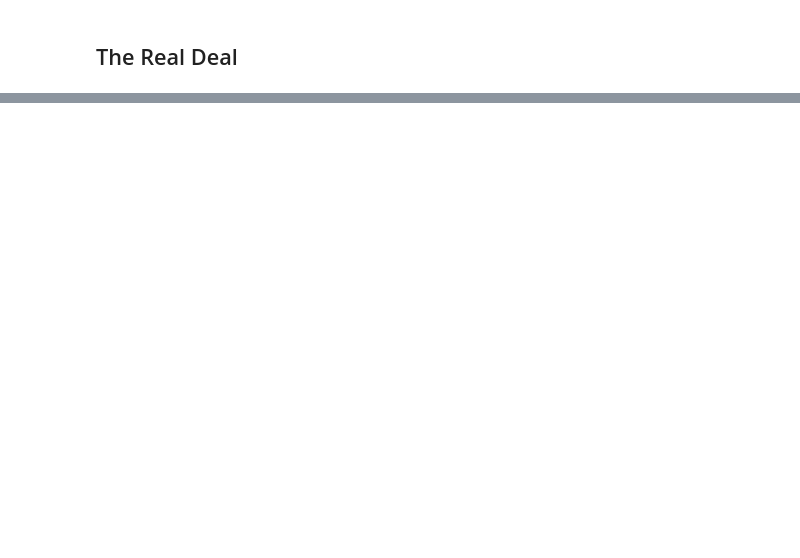
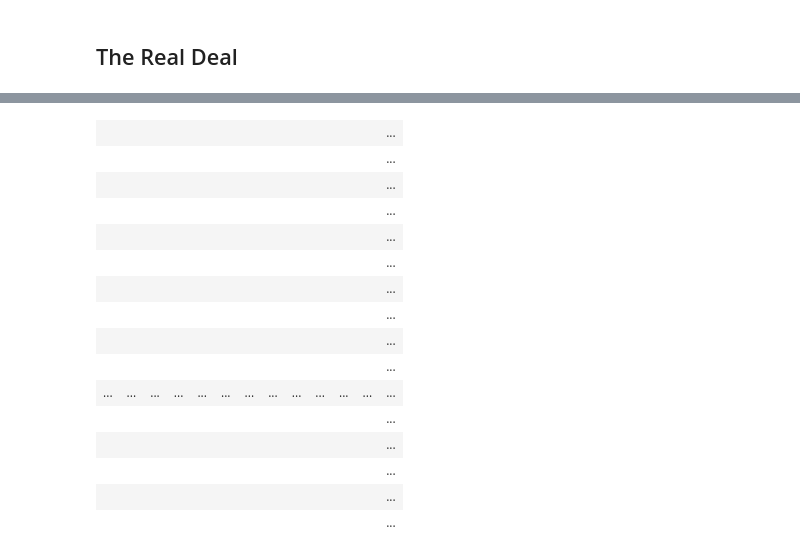
Before and after one commit to pcnelson202/PHYS202-S14, a Jupyter notebook: iPython/SchellingModel.ipynb, the cells around one changed output, grey strips where cells are left out. Saved outputs shown, nothing was run; the diff lists cells and outputs as text; code cells hidden in the pictures; blank space fills up the shorter version.

```diff
--- a/iPython/SchellingModel.ipynb
+++ b/iPython/SchellingModel.ipynb
@@ -54,27 +61,42 @@ Functions for running the Model
 # %%
-def Initialboard(Width=25,Height=25,PopulationDensity=80,RedBlue=50):
-    """Creates a board that is ready to run iterations for a Schelling Model."""
 def BlankBoard(Width=25,Height=25):
     """Creates a blank white board with given width and height values."""
     board = BlockGrid(Width,Height,fill=(200,200,200))
-    return board
+    return board, Width, Height
+
 def AmountCalculator(Width=25,Height=25,PopulationDensity=80,RedBlue=50):
-    """Based off of Width, Height, Population Density, and Red/Blue percentages, calculates the amount of spots that should be red
-    the amount of spots that should be blue."""
+    """Based off of Width, Height, Population Density, and Red/Blue percentages, calculates the amount of spots
+    that should be red and the amount of spots that should be blue."""
     AmountRed = int((PopulationDensity/100.)*((float(Height))*Width)*(RedBlue/100.))
     AmountBlue = int((PopulationDensity/100.)*((float(Height))*Width)*((100-RedBlue)/100.))
     return AmountRed, AmountBlue
-def FindtoFill(board):
+
+def FindtoFill(board, Width, Height, color):
     """Generates random points on the board until it finds a blank one.""" #Come back to this function.
-    while
+    tally = 0
     x = np.random.randint(0,Width)
     y = np.random.randint(0,Height)
-        if board[y,x] != colors['Red']:
-            board[y,x] = colors['Red']
+    if (board[y,x].rgb != colors['Blue']) and (board[y,x].rgb != colors['Red']):
+        board[y,x] = color
+        tally += 1
+    return tally
+
+def Initialboard(Width=25,Height=25,PopulationDensity=80,RedBlue=50):
+    """Creates a board that is ready to run iterations for a Schelling Model."""
+    RED = (255,0,0)
+    BLUE = (0,0,255)
+    board, Width, Height = BlankBoard(Width,Height)
+    AmountRed, AmountBlue = AmountCalculator(Width,Height,PopulationDensity,RedBlue)
+    redtally = 0
+    bluetally = 0
+    while redtally < AmountRed:
+        tally = FindtoFill(board, Width, Height, RED)
+        if tally == 1:
             redtally += 1
-        else:
-            redtally = redtally
-def SchellingModel(Initialboard,Satisfaction=50,Iterations=50,TimeInterval=100):
-def ICantGetNo(board):
+    while bluetally < AmountBlue:
+        tally = FindtoFill(board, Width, Height, BLUE)
+        if tally == 1:
+            bluetally += 1
+    return board.show()
 # %% [markdown]
 ## The Real Deal
@@ -140,0 +103,19 @@ for i in range(int(AmountRed*2)):
+# %%
+v2 = interact(Initialboard,Width=(10,50),Height=(10,50),PopulationDensity=(0,100),RedBlue=(10,90))
+# %% [output]
+|  |  |  |  |  |  |  |  |  |  |  |  | ... |
+|  |  |  |  |  |  |  |  |  |  |  |  | ... |
+|  |  |  |  |  |  |  |  |  |  |  |  | ... |
+|  |  |  |  |  |  |  |  |  |  |  |  | ... |
+|  |  |  |  |  |  |  |  |  |  |  |  | ... |
+|  |  |  |  |  |  |  |  |  |  |  |  | ... |
+|  |  |  |  |  |  |  |  |  |  |  |  | ... |
+|  |  |  |  |  |  |  |  |  |  |  |  | ... |
+|  |  |  |  |  |  |  |  |  |  |  |  | ... |
+|  |  |  |  |  |  |  |  |  |  |  |  | ... |
+| ... | ... | ... | ... | ... | ... | ... | ... | ... | ... | ... | ... | ... |
+|  |  |  |  |  |  |  |  |  |  |  |  | ... |
+|  |  |  |  |  |  |  |  |  |  |  |  | ... |
+|  |  |  |  |  |  |  |  |  |  |  |  | ... |
+|  |  |  |  |  |  |  |  |  |  |  |  | ... |
+|  |  |  |  |  |  |  |  |  |  |  |  | ... |
```
Also changed, not shown: parts of 5 cells of this notebook, 1 other file.
